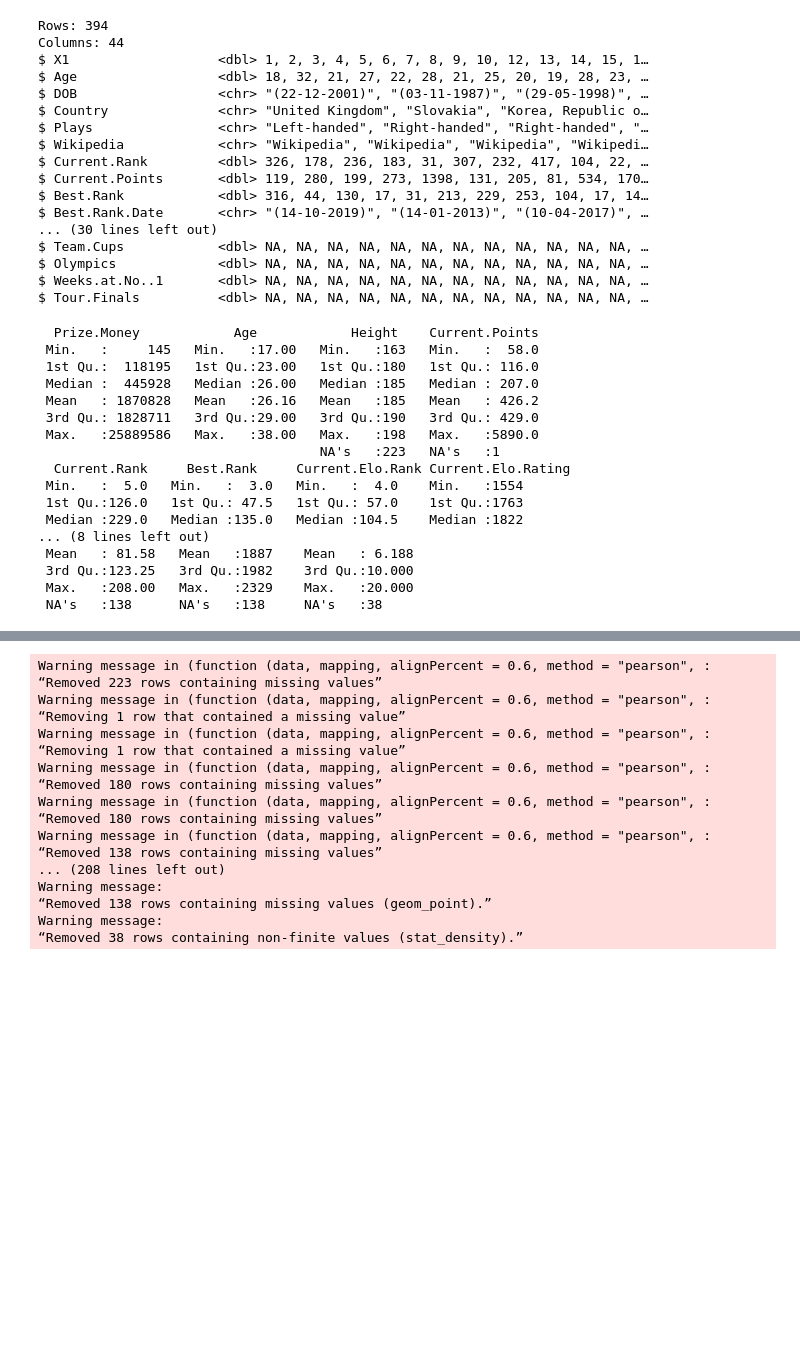
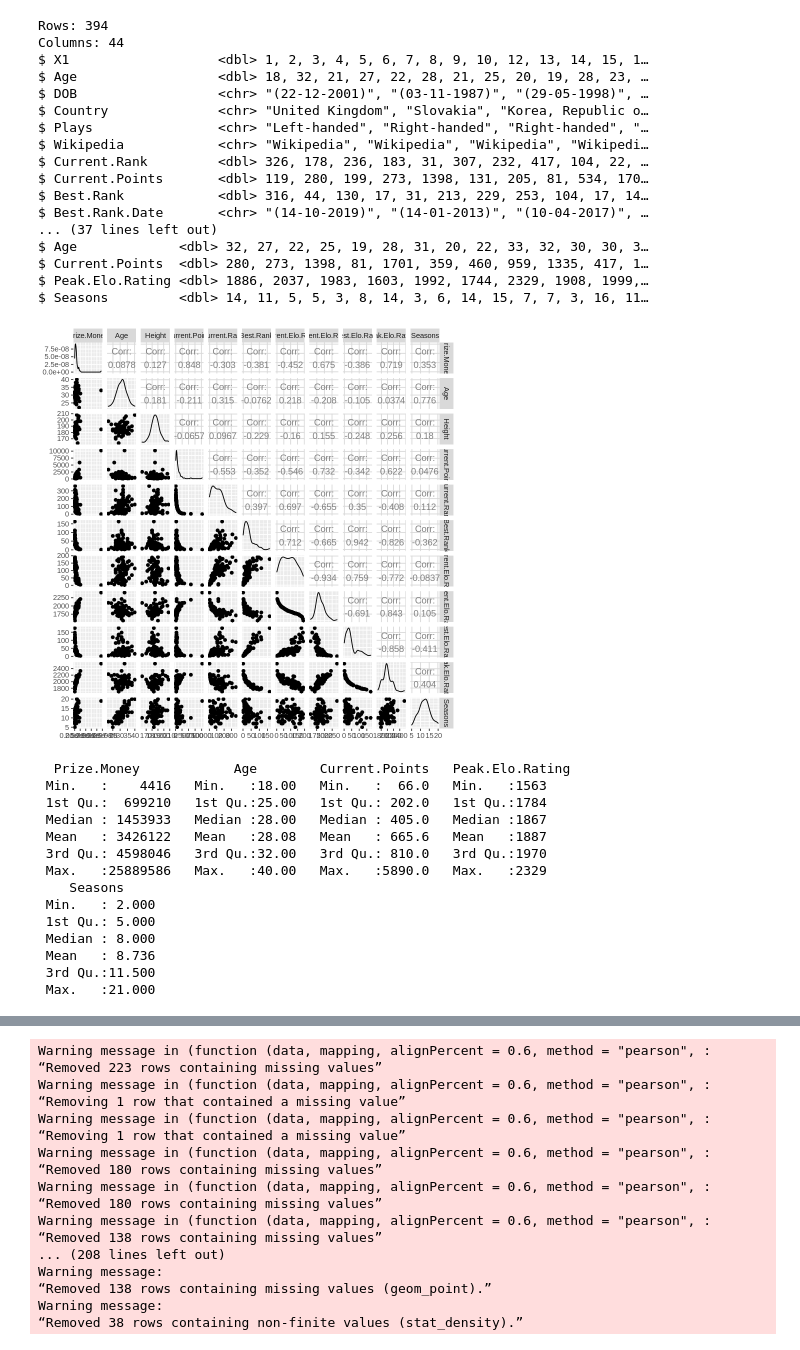
Before and after one commit to alisontucker/DSCI-100-Group-Project, a Jupyter notebook: Main_code.ipynb, the cells around one changed output, grey strips where cells are left out. Saved outputs shown, nothing was run; the diff lists cells and outputs as text; code cells hidden in the pictures; blank space fills up the shorter version.

```diff
--- a/Main_code.ipynb
+++ b/Main_code.ipynb
@@ -82,59 +82,77 @@ player_stats_tidy <- player_stats_tidy[complete.cases(player_stats_tidy[, "Prize
 
 glimpse(player_stats_tidy)
 
+ggpair_plot
+
 #---SORTING DATA---
 
 #setting seed. DO NOT REMOVE OR SET SEED ELSEWHERE
 set.seed(2022)
 
 #Removing columnns without numerical values
 predictors = c("Age","Height", "Current.Points", "Current.Rank", "Best.Rank", "Current.Elo.Rank", "Current.Elo.Rating", "Best.Elo.Rank", "Peak.Elo.Rating", "Seasons")
-player_stats_short<-player_stats_tidy %>%
+player_stats_num<-player_stats_tidy %>%
     select(Prize.Money, all_of(predictors))
+
+ggpair_plot<-player_stats_num%>%
+            na.omit()%>%
+            ggpairs()
+
+all_predictors = c("Age", "Current.Points", "Peak.Elo.Rating", "Seasons")
+
+player_stats_short = player_stats_num%>%
+                    select(Prize.Money, all_of(all_predictors)) %>%
+                    na.omit()
+
+#Visualizing data
+glimpse(player_stats_short)
+
+ggpair_plot_2<-player_stats_short%>%
+    ggpairs()
+
+ggpair_plot_2
 
 #Splitting data into training and testing sets
 player_stats_split <- initial_split(player_stats_short, prop = 0.75, strata = Prize.Money)
 player_stats_training <- training(player_stats_split)
 player_stats_testing <- testing(player_stats_split)
 
 #visualizing data
 summary_table = player_stats_training %>%
                 summary()
 summary_table
 
 glimpse(player_stats_training)
 # %% [output]
 Rows: 394
 Columns: 44
 $ X1                   <dbl> 1, 2, 3, 4, 5, 6, 7, 8, 9, 10, 12, 13, 14, 15, 1…
 $ Age                  <dbl> 18, 32, 21, 27, 22, 28, 21, 25, 20, 19, 28, 23, …
 $ DOB                  <chr> "(22-12-2001)", "(03-11-1987)", "(29-05-1998)", …
 $ Country              <chr> "United Kingdom", "Slovakia", "Korea, Republic o…
 $ Plays                <chr> "Left-handed", "Right-handed", "Right-handed", "…
 $ Wikipedia            <chr> "Wikipedia", "Wikipedia", "Wikipedia", "Wikipedi…
 $ Current.Rank         <dbl> 326, 178, 236, 183, 31, 307, 232, 417, 104, 22, …
 $ Current.Points       <dbl> 119, 280, 199, 273, 1398, 131, 205, 81, 534, 170…
 $ Best.Rank            <dbl> 316, 44, 130, 17, 31, 213, 229, 253, 104, 17, 14…
 $ Best.Rank.Date       <chr> "(14-10-2019)", "(14-01-2013)", "(10-04-2017)", …
-... (30 lines left out)
-$ Team.Cups            <dbl> NA, NA, NA, NA, NA, NA, NA, NA, NA, NA, NA, NA, …
-$ Olympics             <dbl> NA, NA, NA, NA, NA, NA, NA, NA, NA, NA, NA, NA, …
-$ Weeks.at.No..1       <dbl> NA, NA, NA, NA, NA, NA, NA, NA, NA, NA, NA, NA, …
-$ Tour.Finals          <dbl> NA, NA, NA, NA, NA, NA, NA, NA, NA, NA, NA, NA, …
+... (37 lines left out)
+$ Age             <dbl> 32, 27, 22, 25, 19, 28, 31, 20, 22, 33, 32, 30, 30, 3…
+$ Current.Points  <dbl> 280, 273, 1398, 81, 1701, 359, 460, 959, 1335, 417, 1…
+$ Peak.Elo.Rating <dbl> 1886, 2037, 1983, 1603, 1992, 1744, 2329, 1908, 1999,…
+$ Seasons         <dbl> 14, 11, 5, 5, 3, 8, 14, 3, 6, 14, 15, 7, 7, 3, 16, 11…
+[figure, added]
-  Prize.Money            Age            Height    Current.Points
- Min.   :     145   Min.   :17.00   Min.   :163   Min.   :  58.0
- 1st Qu.:  118195   1st Qu.:23.00   1st Qu.:180   1st Qu.: 116.0
- Median :  445928   Median :26.00   Median :185   Median : 207.0
- Mean   : 1870828   Mean   :26.16   Mean   :185   Mean   : 426.2
- 3rd Qu.: 1828711   3rd Qu.:29.00   3rd Qu.:190   3rd Qu.: 429.0
- Max.   :25889586   Max.   :38.00   Max.   :198   Max.   :5890.0
-                                    NA's   :223   NA's   :1
-  Current.Rank     Best.Rank     Current.Elo.Rank Current.Elo.Rating
- Min.   :  5.0   Min.   :  3.0   Min.   :  4.0    Min.   :1554
- 1st Qu.:126.0   1st Qu.: 47.5   1st Qu.: 57.0    1st Qu.:1763
- Median :229.0   Median :135.0   Median :104.5    Median :1822
-... (8 lines left out)
- Mean   : 81.58   Mean   :1887    Mean   : 6.188
- 3rd Qu.:123.25   3rd Qu.:1982    3rd Qu.:10.000
- Max.   :208.00   Max.   :2329    Max.   :20.000
- NA's   :138      NA's   :138     NA's   :38
+  Prize.Money            Age        Current.Points   Peak.Elo.Rating
+ Min.   :    4416   Min.   :18.00   Min.   :  66.0   Min.   :1563
+ 1st Qu.:  699210   1st Qu.:25.00   1st Qu.: 202.0   1st Qu.:1784
+ Median : 1453933   Median :28.00   Median : 405.0   Median :1867
+ Mean   : 3426122   Mean   :28.08   Mean   : 665.6   Mean   :1887
+ 3rd Qu.: 4598046   3rd Qu.:32.00   3rd Qu.: 810.0   3rd Qu.:1970
+ Max.   :25889586   Max.   :40.00   Max.   :5890.0   Max.   :2329
+    Seasons
+ Min.   : 2.000
+ 1st Qu.: 5.000
+ Median : 8.000
+ Mean   : 8.736
+ 3rd Qu.:11.500
+ Max.   :21.000
```
Also changed, not shown: parts of 5 cells of this notebook.
